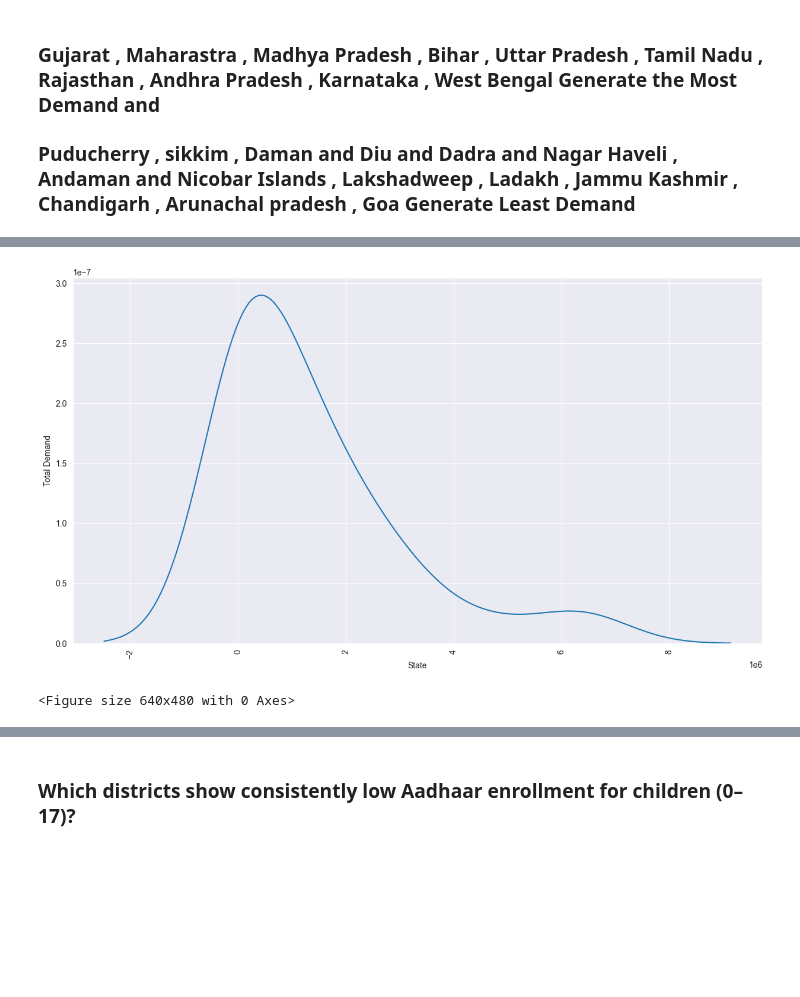
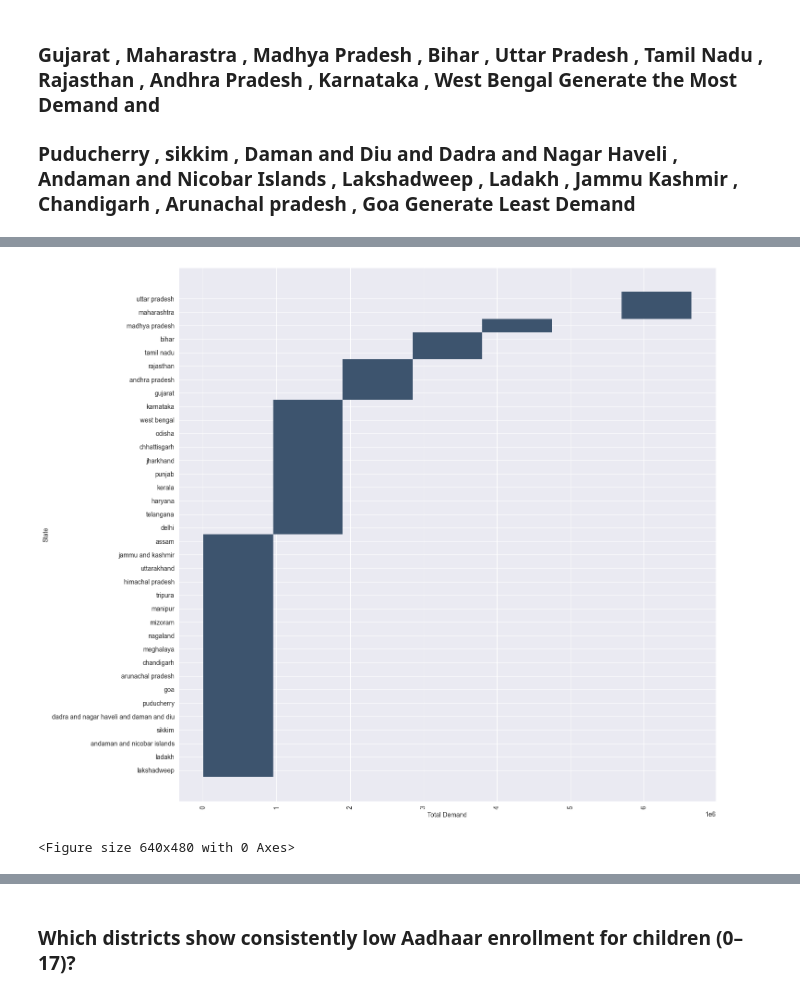
Before and after one commit to aniket2040/UIDAI-Addhar-Hackathon, a Jupyter notebook: data_analysis.ipynb, the cells around one changed output, grey strips where cells are left out. Drawn from its saved outputs; the diff is of its cells as text; code cells hidden in the pictures; blank space fills up the shorter version.

```diff
--- a/data_analysis.ipynb
+++ b/data_analysis.ipynb
@@ -86,6 +86,16 @@ def kde(df,col1,xlabel , ylabel):
     plt.xticks(rotation = 90)
     plt.show()
     plt.tight_layout()
+
+def histplot(df,col1,col2,xlabel , ylabel):
+    plt.figure(figsize=(15,15))
+    sns.set_style('darkgrid')
+    sns.histplot(data=df , x =df[col1] , y=df[col2] , kde=True , palette="Set-2")
+    plt.xlabel(f"{xlabel}")
+    plt.ylabel(f"{ylabel}")
+    plt.xticks(rotation = 90)
+    plt.show()
+    plt.tight_layout()
 # %%
 df_bio.head()
 # %% [output]
@@ -112,8 +122,8 @@ barplot(df_total_bio_demand , 'state' , 'total_biometric_age' , 'State' , 'Total
 <Figure size 640x480 with 0 Axes>
 # %%
-kde(df_total_bio_demand , "total_biometric_age" , "State" , "Total Demand")
+histplot(df_total_bio_demand , "total_biometric_age" , "state" , "Total Demand" , "State")
 # %% [output]
-[figure, old version]
+[figure, new version]
 <Figure size 640x480 with 0 Axes>
 # %%
 df_total_bio_demand
```
Also changed, not shown: parts of 50 cells of this notebook, 6 other files.
